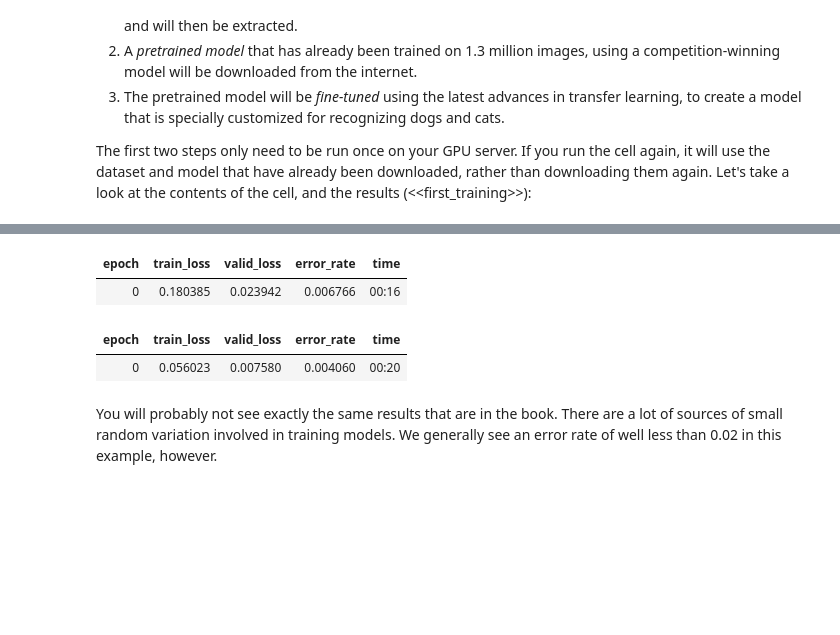
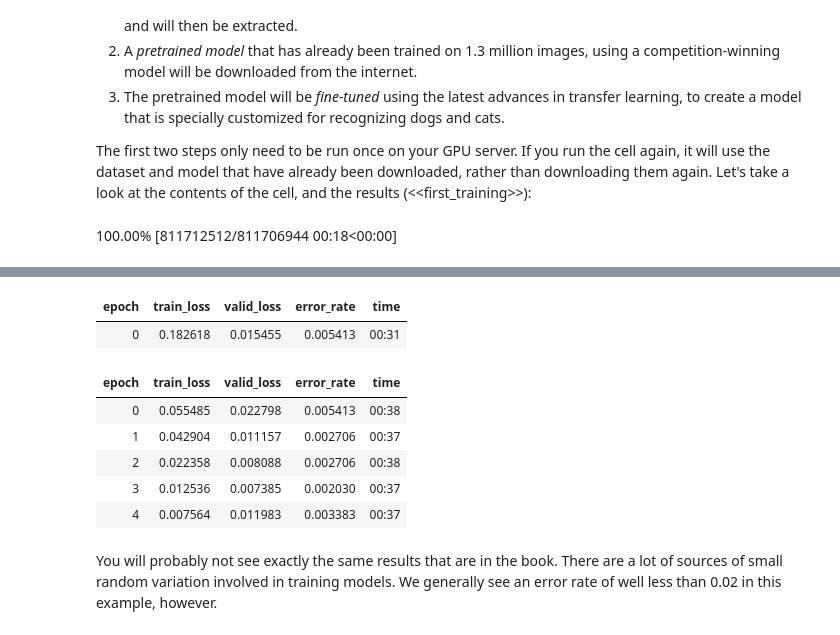
Before and after one commit to VinodhThiagarajan1309/fastbook, a Jupyter notebook: 01_intro.ipynb, the cells around one changed output, grey strips where cells are left out. Saved outputs shown, nothing was run; the diff lists cells and outputs as text; code cells hidden in the pictures; blank space fills up the shorter version.

```diff
--- a/01_intro.ipynb
+++ b/01_intro.ipynb
@@ -238,5 +238,6 @@ dls = ImageDataLoaders.from_name_func(
     label_func=is_cat, item_tfms=Resize(224))
 
 learn = vision_learner(dls, resnet34, metrics=error_rate)
-learn.fine_tune(1)
+learn.fine_tune(5)
 # %% [output]
+100.00% [811712512/811706944 00:18<00:00]
@@ -243,7 +245,11 @@ learn.fine_tune(1)
 | epoch | train_loss | valid_loss | error_rate | time |
-| 0 | 0.180385 | 0.023942 | 0.006766 | 00:16 |
+| 0 | 0.182618 | 0.015455 | 0.005413 | 00:31 |
 | epoch | train_loss | valid_loss | error_rate | time |
-| 0 | 0.056023 | 0.007580 | 0.004060 | 00:20 |
+| 0 | 0.055485 | 0.022798 | 0.005413 | 00:38 |
+| 1 | 0.042904 | 0.011157 | 0.002706 | 00:37 |
+| 2 | 0.022358 | 0.008088 | 0.002706 | 00:38 |
+| 3 | 0.012536 | 0.007385 | 0.002030 | 00:37 |
+| 4 | 0.007564 | 0.011983 | 0.003383 | 00:37 |
 # %% [markdown]
 You will probably not see exactly the same results that are in the book. There are a lot of sources of small random variation involved in training models. We generally see an error rate of well less than 0.02 in this example, however.
 # %% [markdown]
```
Also changed, not shown: parts of 1 cell of this notebook.
